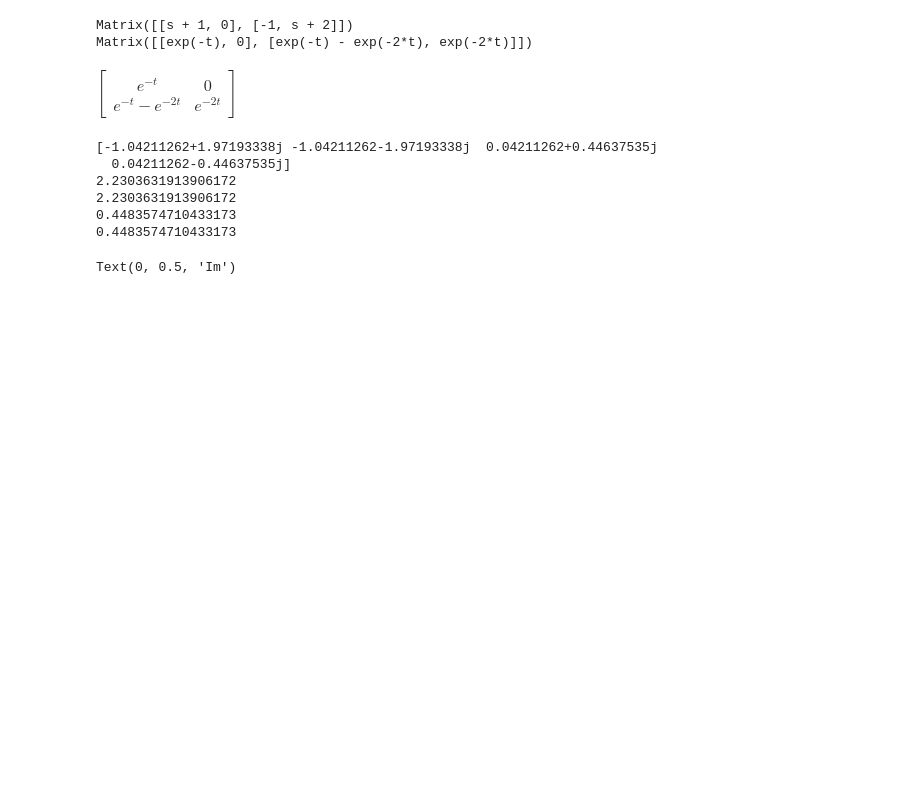
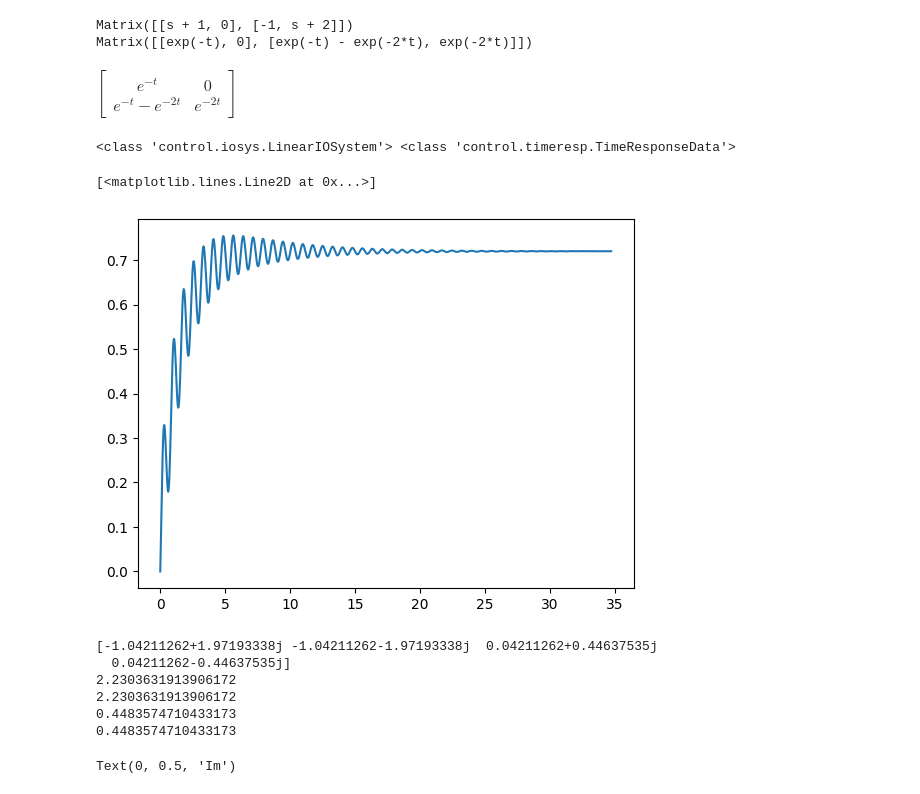
Before and after one commit to tosiaki12/python_test, a Jupyter notebook: cntltest.ipynb, the cells around one changed output. Cells and saved outputs as stored; diff of their text form; code cells hidden in the pictures; blank space fills up the shorter version.

```diff
--- a/cntltest.ipynb
+++ b/cntltest.ipynb
@@ -78,6 +82,19 @@ exp_At
 Matrix([[s + 1, 0], [-1, s + 2]])
 Matrix([[exp(-t), 0], [exp(-t) - exp(-2*t), exp(-2*t)]])
 $\displaystyle \left[\begin{matrix}e^{- t} & 0\\e^{- t} - e^{- 2 t} & e^{- 2 t}\end{matrix}\right]$
+# %%
+import control as ct
+import matplotlib.pyplot as plt
+sys = ct.rss(4, 1, 1)
+response = ct.step_response(sys)
+#plt.plot(response.time, response.outputs)
+print(type(sys), type(response))
+t, y = ct.step_response(sys)
+plt.plot(t, y)
+# %% [output]
+<class 'control.iosys.LinearIOSystem'> <class 'control.timeresp.TimeResponseData'>
+[<matplotlib.lines.Line2D at 0x...>]
+[figure, added]
 # %%
 fig1 = plt.figure()
 ax11 = fig1.add_subplot()
```
Also changed, not shown: parts of 4 cells of this notebook.
